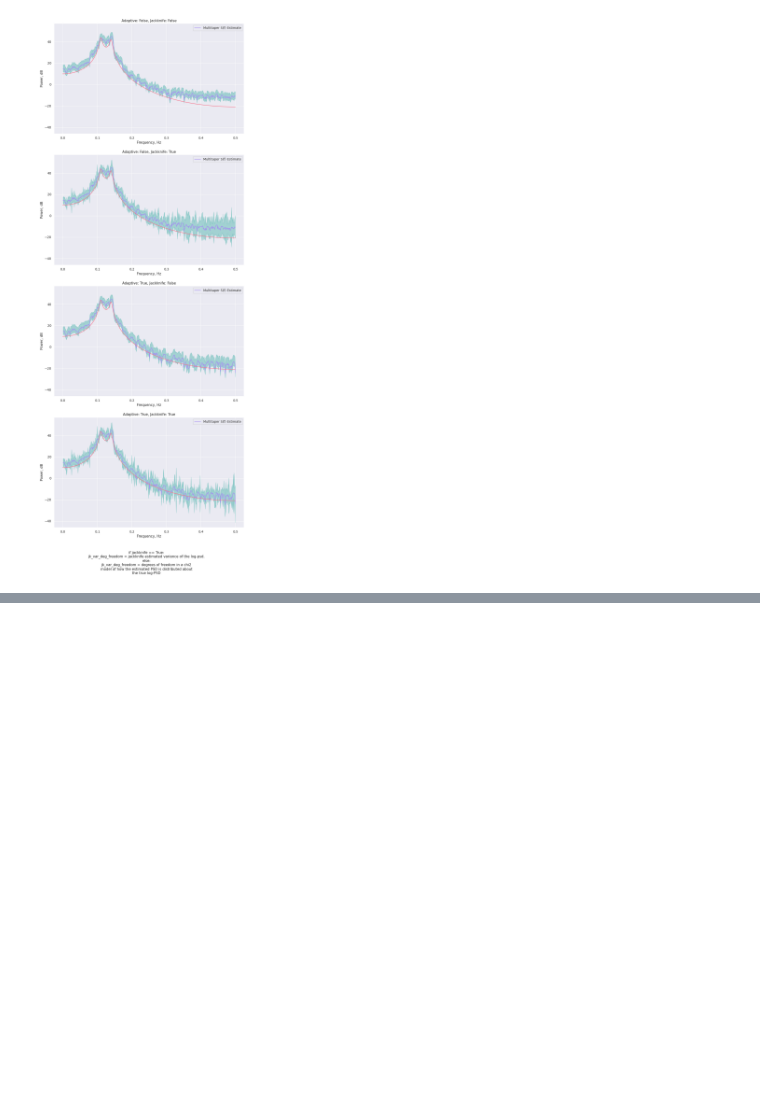
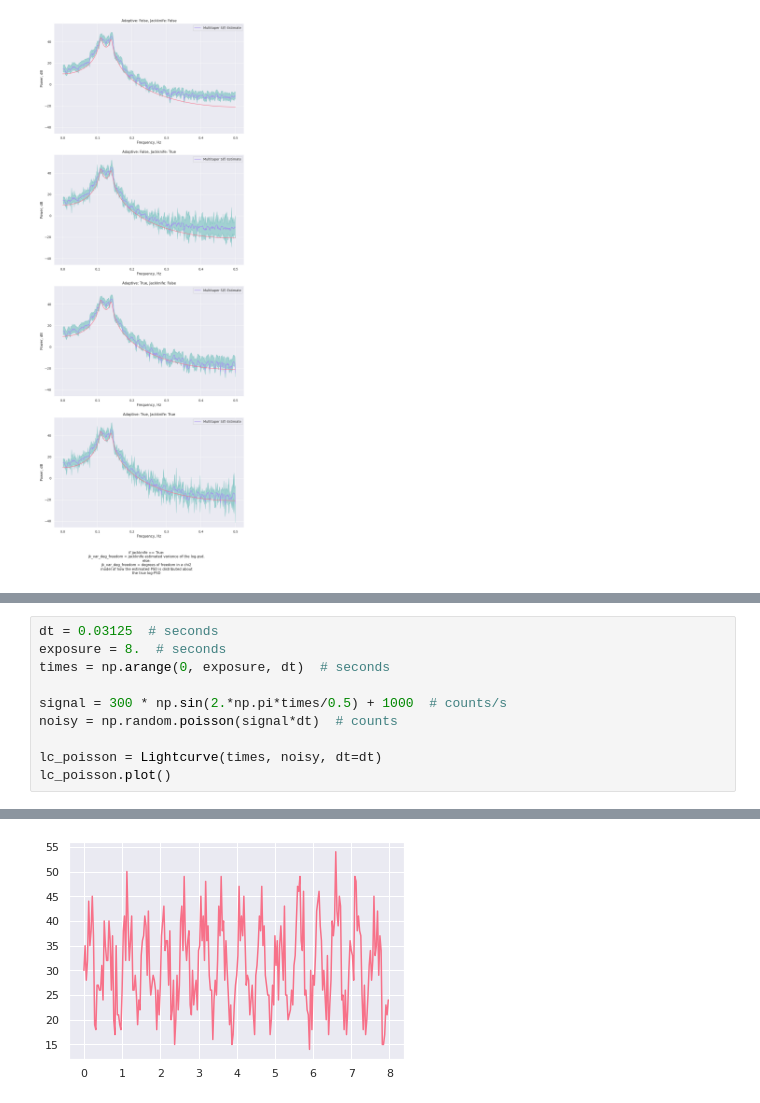
Before and after one commit to dhruv9vats/misc, a Jupyter notebook: multitaper_example.ipynb, the cells around one changed output, grey strips where cells are left out. Drawn from its saved outputs; the diff is of its cells as text; blank space fills up the shorter version.

```diff
--- a/multitaper_example.ipynb
+++ b/multitaper_example.ipynb
@@ -391,0 +418,11 @@ The $b_k(f)$ term depends on the unknown sdf $S(f)$, but it is estimated using a
+# %%
+dt = 0.03125  # seconds
+exposure = 8.  # seconds
+times = np.arange(0, exposure, dt)  # seconds
+
+signal = 300 * np.sin(2.*np.pi*times/0.5) + 1000  # counts/s
+noisy = np.random.poisson(signal*dt)  # counts
+
+lc_poisson = Lightcurve(times, noisy, dt=dt)
+lc_poisson.plot()
+# %% [output]
@@ -391,0 +431 @@ The $b_k(f)$ term depends on the unknown sdf $S(f)$, but it is estimated using a
+[figure, added]
```
Also changed, not shown: parts of 21 cells of this notebook, 1 other file.
